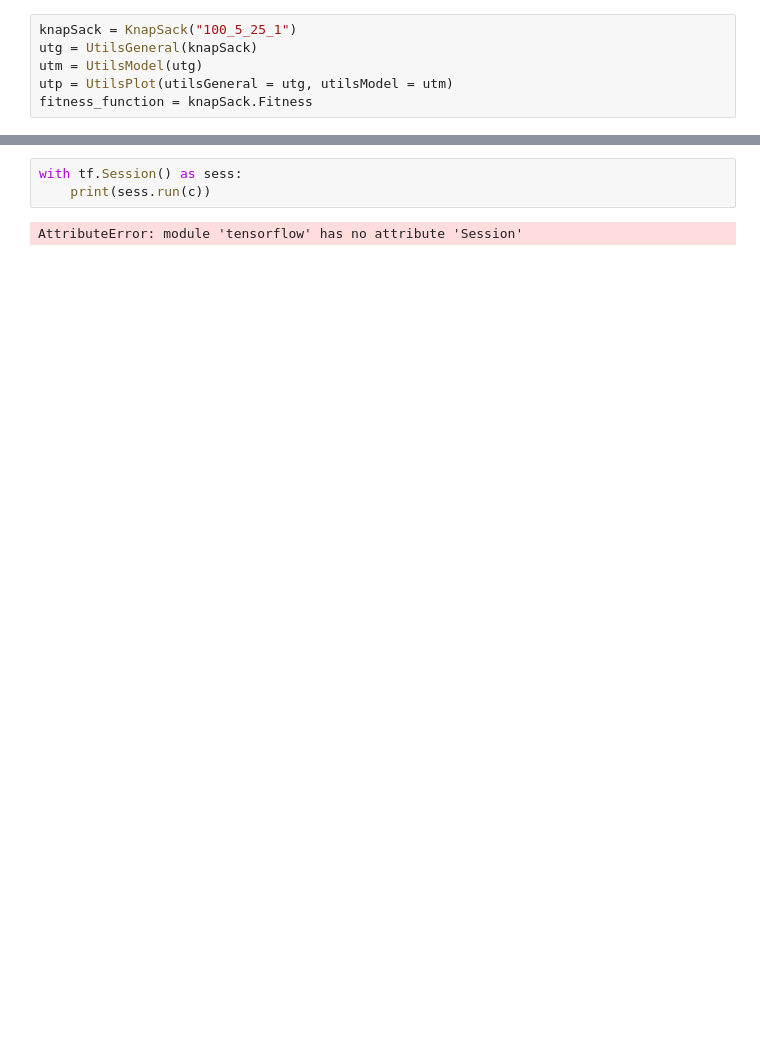
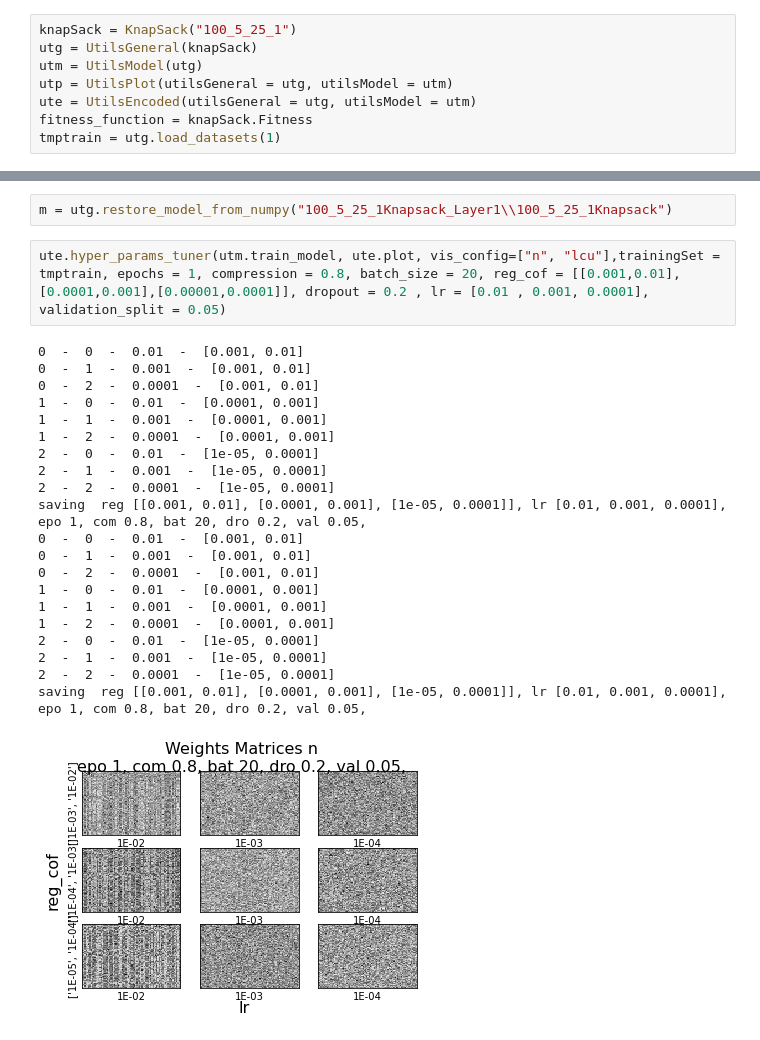
Before and after one commit to FilipKubackiSoton/DeepOptimization, a Jupyter notebook: exp2.ipynb, the cells around one changed output, grey strips where cells are left out. Drawn from its saved outputs; the diff is of its cells as text; blank space fills up the shorter version.

```diff
--- a/exp2.ipynb
+++ b/exp2.ipynb
@@ -13,6 +9,8 @@ knapSack = KnapSack("100_5_25_1")
 utg = UtilsGeneral(knapSack)
 utm = UtilsModel(utg)
 utp = UtilsPlot(utilsGeneral = utg, utilsModel = utm)
+ute = UtilsEncoded(utilsGeneral = utg, utilsModel = utm)
 fitness_function = knapSack.Fitness
+tmptrain = utg.load_datasets(1)
 # %% [output]
 Best Objective Value: 0
@@ -90,5 +18,26 @@ WARNING:tensorflow:Model failed to serialize as JSON. Ignoring... Layer DenseTra
-# %%
-with tf.Session() as sess:
-    print(sess.run(c))
-# %% [output]
-AttributeError: module 'tensorflow' has no attribute 'Session'
+# %%
+m = utg.restore_model_from_numpy("100_5_25_1Knapsack_Layer1\\100_5_25_1Knapsack")
+# %%
+ute.hyper_params_tuner(utm.train_model, ute.plot, vis_config=["n", "lcu"],trainingSet = tmptrain, epochs = 1, compression = 0.8, batch_size = 20, reg_cof = [[0.001,0.01],[0.0001,0.001],[0.00001,0.0001]], dropout = 0.2 , lr = [0.01 , 0.001, 0.0001], validation_split = 0.05)
+# %% [output]
+0  -  0  -  0.01  -  [0.001, 0.01]
+0  -  1  -  0.001  -  [0.001, 0.01]
+0  -  2  -  0.0001  -  [0.001, 0.01]
+1  -  0  -  0.01  -  [0.0001, 0.001]
+1  -  1  -  0.001  -  [0.0001, 0.001]
+1  -  2  -  0.0001  -  [0.0001, 0.001]
+2  -  0  -  0.01  -  [1e-05, 0.0001]
+2  -  1  -  0.001  -  [1e-05, 0.0001]
+2  -  2  -  0.0001  -  [1e-05, 0.0001]
+saving  reg [[0.001, 0.01], [0.0001, 0.001], [1e-05, 0.0001]], lr [0.01, 0.001, 0.0001],  epo 1, com 0.8, bat 20, dro 0.2, val 0.05,
+0  -  0  -  0.01  -  [0.001, 0.01]
+0  -  1  -  0.001  -  [0.001, 0.01]
+0  -  2  -  0.0001  -  [0.001, 0.01]
+1  -  0  -  0.01  -  [0.0001, 0.001]
+1  -  1  -  0.001  -  [0.0001, 0.001]
+1  -  2  -  0.0001  -  [0.0001, 0.001]
+2  -  0  -  0.01  -  [1e-05, 0.0001]
+2  -  1  -  0.001  -  [1e-05, 0.0001]
+2  -  2  -  0.0001  -  [1e-05, 0.0001]
+saving  reg [[0.001, 0.01], [0.0001, 0.001], [1e-05, 0.0001]], lr [0.01, 0.001, 0.0001],  epo 1, com 0.8, bat 20, dro 0.2, val 0.05,
+[figure, added]
```
Also changed, not shown: parts of 8 cells of this notebook, 20 other files.
